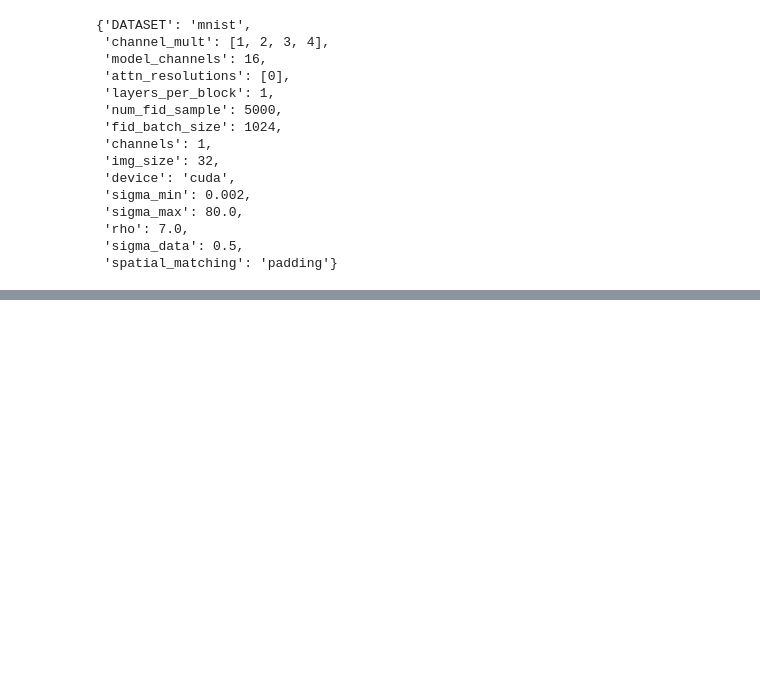
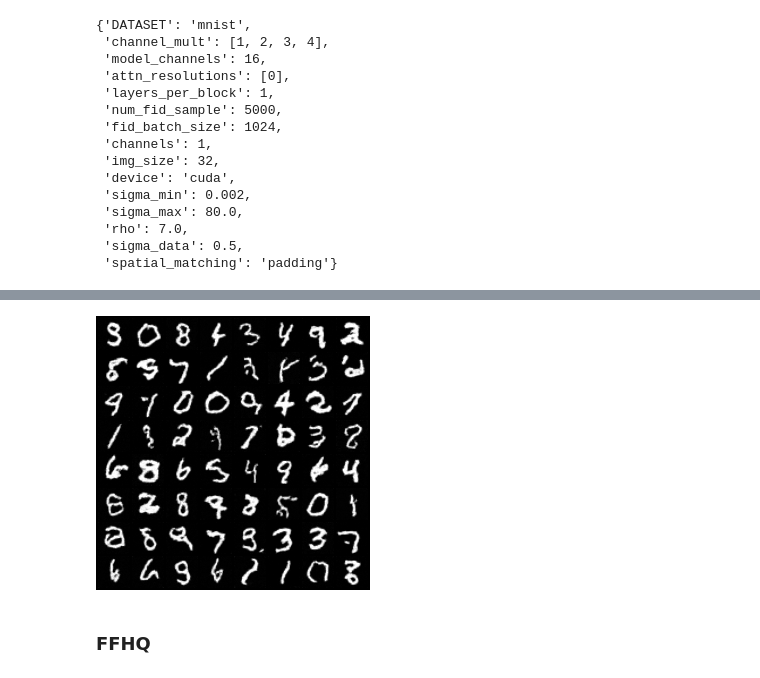
Before and after one commit to Animadversio/GaussianTeleportationDiffusion, a Jupyter notebook: notebooks/demo_training_edm_model.ipynb, the cells around one changed output, grey strips where cells are left out. Drawn from its saved outputs; the diff is of its cells as text; code cells hidden in the pictures; blank space fills up the shorter version.

Commit message:
add training examples for FFHQ and mnist

```diff
--- a/notebooks/demo_training_edm_model.ipynb
+++ b/notebooks/demo_training_edm_model.ipynb
@@ -64,0 +102,9 @@ train_edm_model(config, unet, img_dataset, device="cpu")
+# %%
+# %%
+from IPython.display import Image
+display(Image(filename='../exp_runs/MNIST_temp/samples/image_2400.png'))
+# %%
+# %% [output]
+[figure, added]
+# %% [markdown]
+### FFHQ
```
Also changed, not shown: parts of 9 cells of this notebook, 1 other file.
